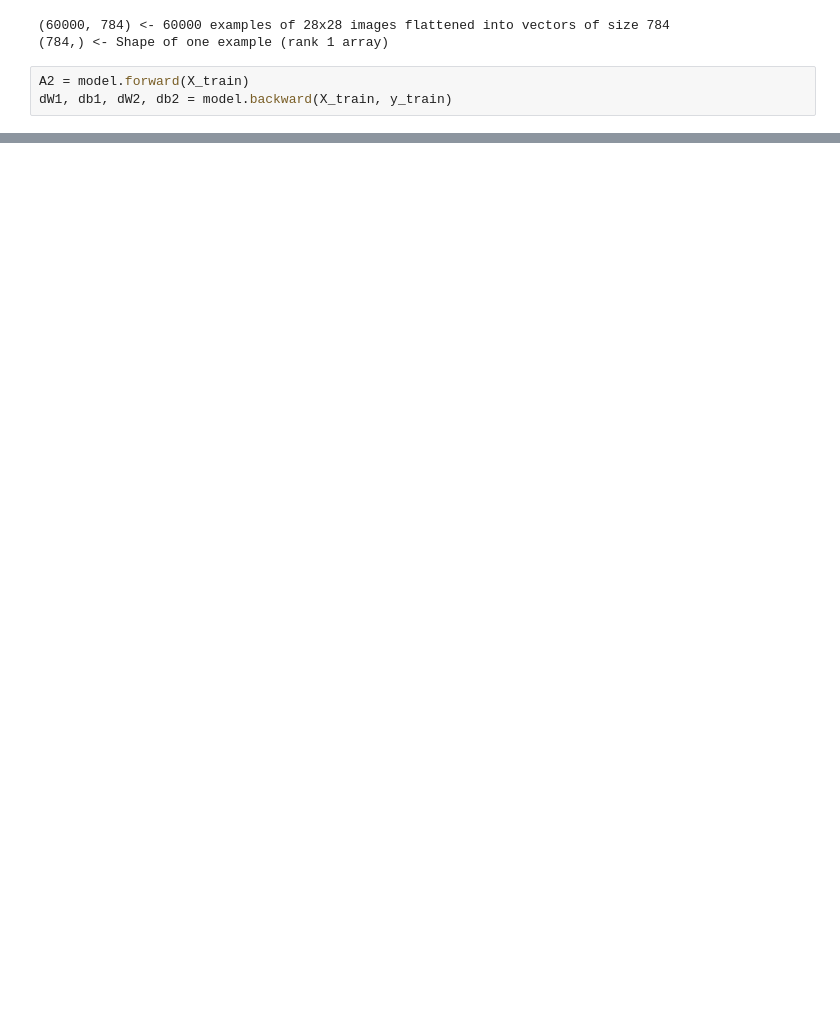
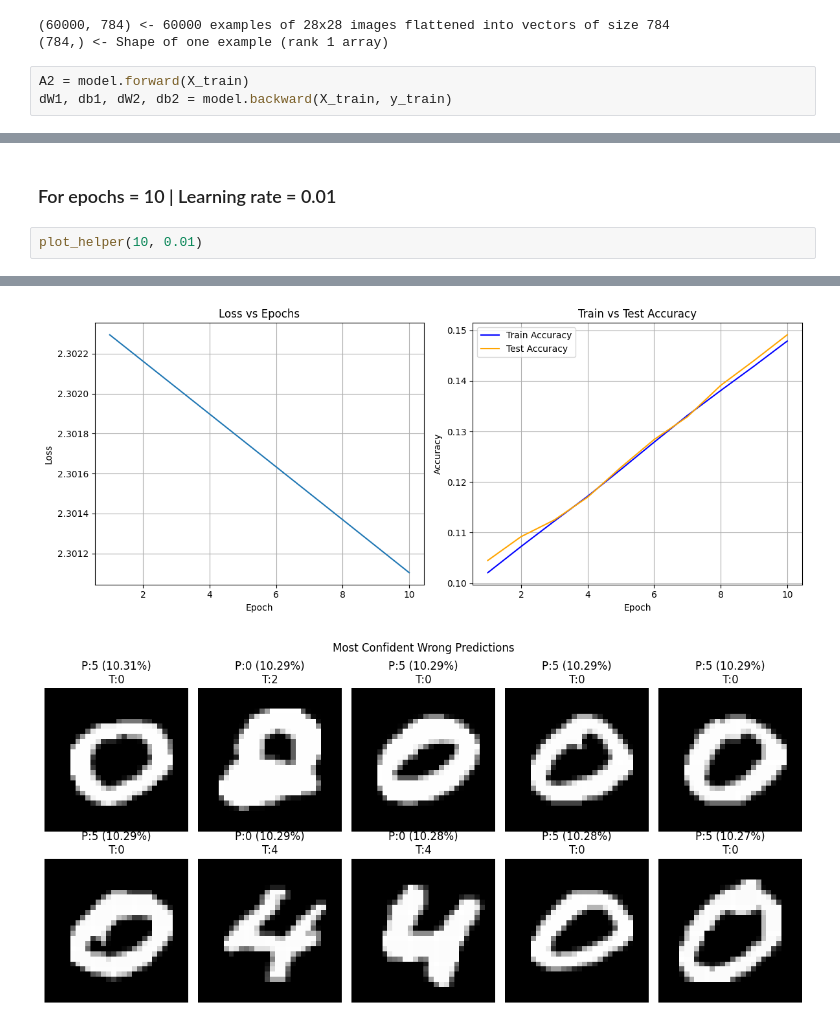
Before and after one commit to S84v/mnist-from-scratch, a Jupyter notebook: notebook.ipynb, the cells around one changed output, grey strips where cells are left out. Drawn from its saved outputs; the diff is of its cells as text; blank space fills up the shorter version.

```diff
--- a/notebook.ipynb
+++ b/notebook.ipynb
@@ -34,0 +273,5 @@ db1: (1, 128)
+# %% [markdown]
+### For epochs = 10 | Learning rate = 0.01
+# %%
+plot_helper(10, 0.01)
+# %% [output]
@@ -34,0 +288,2 @@ db1: (1, 128)
+[figure, added]
+[figure, added]
```
Also changed, not shown: parts of 21 cells of this notebook.
